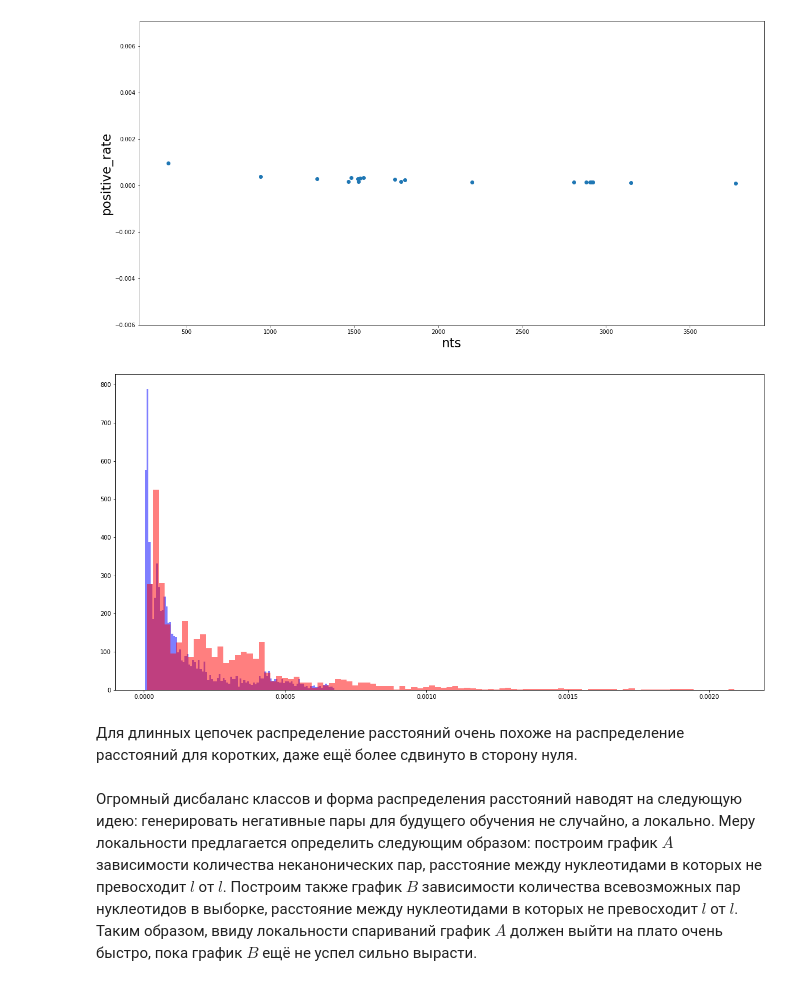
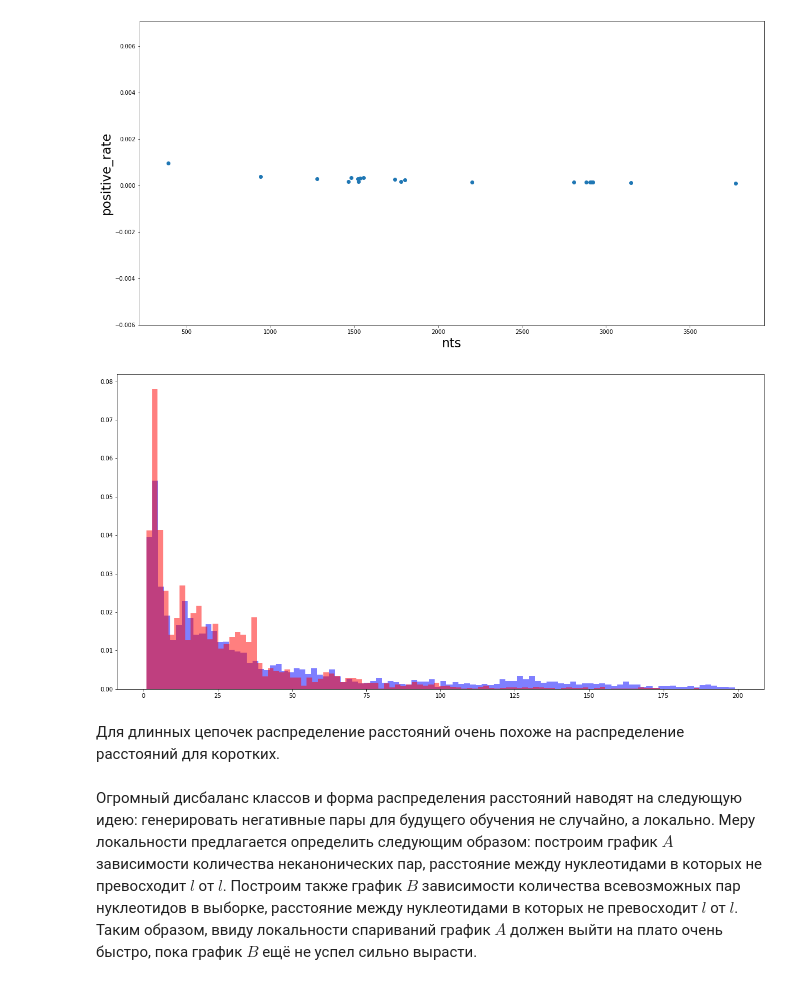
Before and after one commit to kokokostation/f723, a Jupyter notebook: notebooks/examine_dssr_features.ipynb, the cells around one changed output. Cells and saved outputs as stored; diff of their text form; code cells hidden in the pictures.

```diff
--- a/notebooks/examine_dssr_features.ipynb
+++ b/notebooks/examine_dssr_features.ipynb
@@ -190,18 +190,16 @@ Noncanonical dists distribution
 # %%
 long_noncanonical_dists = np.array([d for d in sum([c['noncanonical_dists'] for c in long_chains], []) if d < 200],
                                    dtype=np.float)
-long_noncanonical_dists /= long_noncanonical_dists.sum()
 short_noncanonical_dists = np.array(sum([c['noncanonical_dists'] for c in short_chains], []),
                                     dtype=np.float)
-short_noncanonical_dists /= short_noncanonical_dists.sum()
 
 plt.figure(figsize=(20, 10))
-plt.hist(long_noncanonical_dists, bins=100, alpha=0.5, color='b');
-plt.hist(short_noncanonical_dists, bins=100, alpha=0.5, color='r');
+plt.hist(long_noncanonical_dists, bins=100, alpha=0.5, color='b', density=True);
+plt.hist(short_noncanonical_dists, bins=100, alpha=0.5, color='r', density=True);
 # %% [output]
-[figure, old version]
+[figure, new version]
 # %% [markdown]
-Для длинных цепочек распределение расстояний очень похоже на распределение расстояний для коротких, даже ещё более сдвинуто в сторону нуля.
+Для длинных цепочек распределение расстояний очень похоже на распределение расстояний для коротких.
 # %% [markdown]
 Огромный дисбаланс классов и форма распределения расстояний наводят на следующую идею: генерировать негативные пары для будущего обучения не случайно, а локально. Меру локальности предлагается определить следующим образом: построим график $A$ зависимости количества неканонических пар, расстояние между нуклеотидами в которых не превосходит $l$ от $l$. Построим также график $B$ зависимости количества всевозможных пар нуклеотидов в выборке, расстояние между нуклеотидами в которых не превосходит $l$ от $l$. Таким образом, ввиду локальности спариваний график $A$ должен выйти на плато очень быстро, пока график $B$ ещё не успел сильно вырасти.
 # %%
```
Also changed, not shown: 1 other file.
